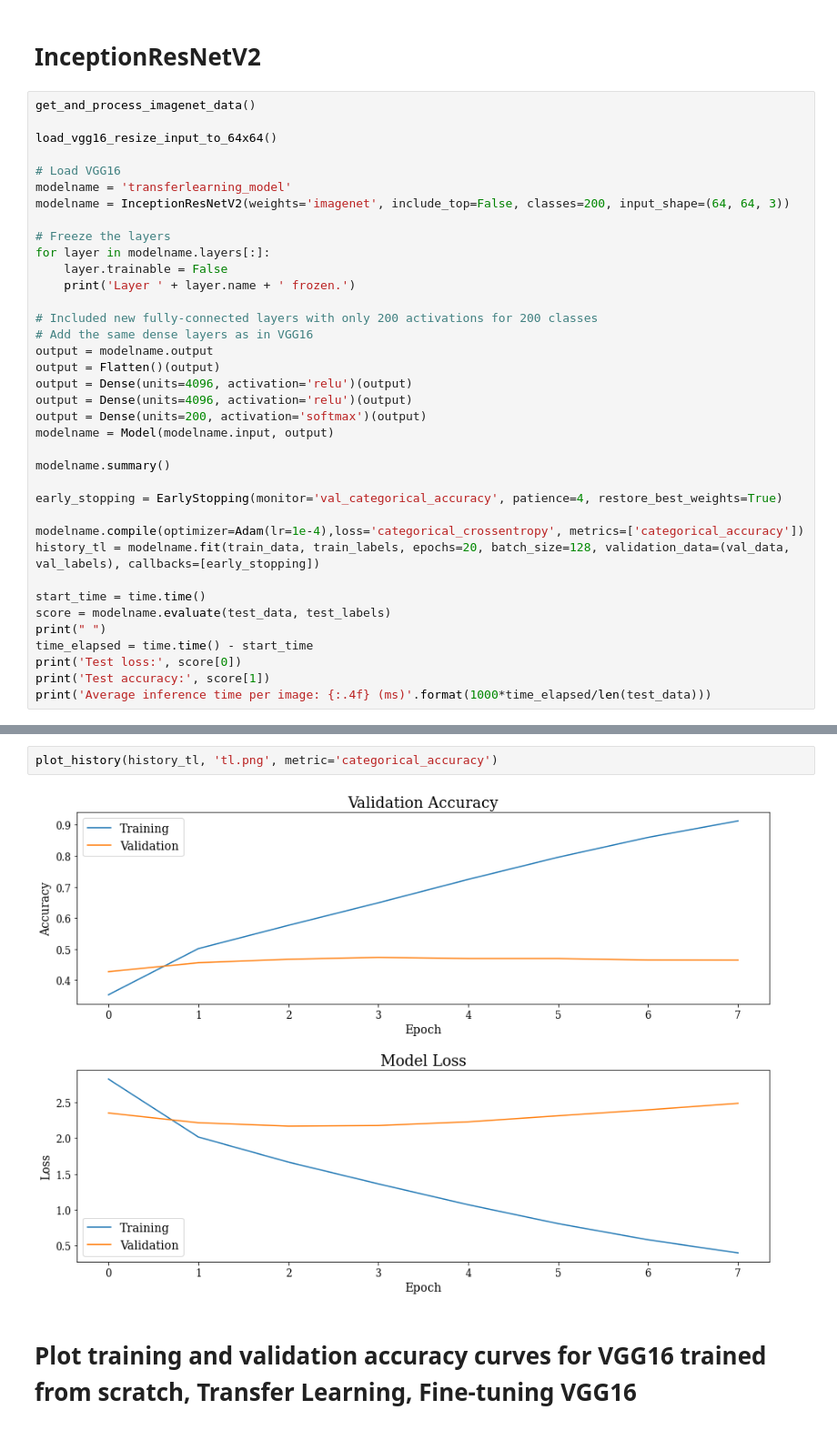
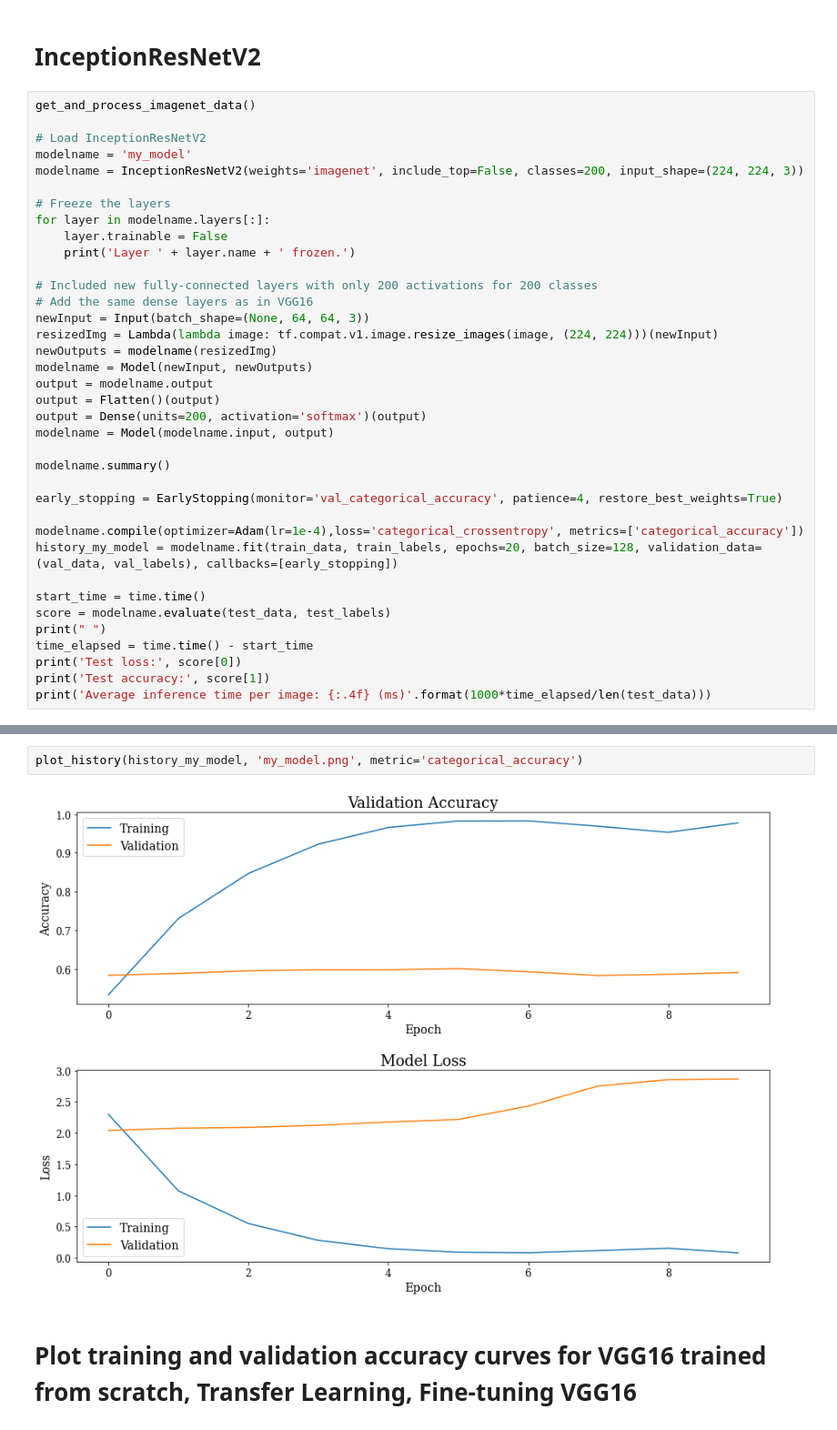
Before and after one commit to limited-fion/deep-learning-cw, a Jupyter notebook: 04_cw.ipynb, the cells around one changed output, grey strips where cells are left out. Shown at 91% size. Cells and saved outputs as stored; diff of their text form.

Commit message:
my model with inceptionrestnetv2 works

```diff
--- a/04_cw.ipynb
+++ b/04_cw.ipynb
@@ -1316,11 +1387,9 @@ plot_history(history_scratch4, 'scratch4.png', metric='categorical_accuracy')
 # %%
 get_and_process_imagenet_data()
 
-load_vgg16_resize_input_to_64x64()
-
-# Load VGG16
-modelname = 'transferlearning_model'
-modelname = InceptionResNetV2(weights='imagenet', include_top=False, classes=200, input_shape=(64, 64, 3))
+# Load InceptionResNetV2
+modelname = 'my_model'
+modelname = InceptionResNetV2(weights='imagenet', include_top=False, classes=200, input_shape=(224, 224, 3))
 
 # Freeze the layers
 for layer in modelname.layers[:]:
@@ -1329,10 +1398,12 @@ for layer in modelname.layers[:]:
 
 # Included new fully-connected layers with only 200 activations for 200 classes
 # Add the same dense layers as in VGG16
+newInput = Input(batch_shape=(None, 64, 64, 3))
+resizedImg = Lambda(lambda image: tf.compat.v1.image.resize_images(image, (224, 224)))(newInput)
+newOutputs = modelname(resizedImg)
+modelname = Model(newInput, newOutputs)
 output = modelname.output
 output = Flatten()(output)
-output = Dense(units=4096, activation='relu')(output)
-output = Dense(units=4096, activation='relu')(output)
 output = Dense(units=200, activation='softmax')(output)
 modelname = Model(modelname.input, output)
 
@@ -1341,7 +1412,7 @@ modelname.summary()
 early_stopping = EarlyStopping(monitor='val_categorical_accuracy', patience=4, restore_best_weights=True)
 
 modelname.compile(optimizer=Adam(lr=1e-4),loss='categorical_crossentropy', metrics=['categorical_accuracy'])
-history_tl = modelname.fit(train_data, train_labels, epochs=20, batch_size=128, validation_data=(val_data, val_labels), callbacks=[early_stopping])
+history_my_model = modelname.fit(train_data, train_labels, epochs=20, batch_size=128, validation_data=(val_data, val_labels), callbacks=[early_stopping])
 
 start_time = time.time()
 score = modelname.evaluate(test_data, test_labels)
@@ -1388,7 +1442,7 @@ Average inference time per image: 0.6286 (ms)
 # %%
-plot_history(history_tl, 'tl.png', metric='categorical_accuracy')
+plot_history(history_my_model, 'my_model.png', metric='categorical_accuracy')
 # %% [output]
-[figure, old version]
+[figure, new version]
 # %% [markdown]
 # **Plot training and validation accuracy curves for VGG16 trained from scratch, Transfer Learning, Fine-tuning VGG16**
 # %%
```
Also changed, not shown: parts of 13 cells of this notebook.
